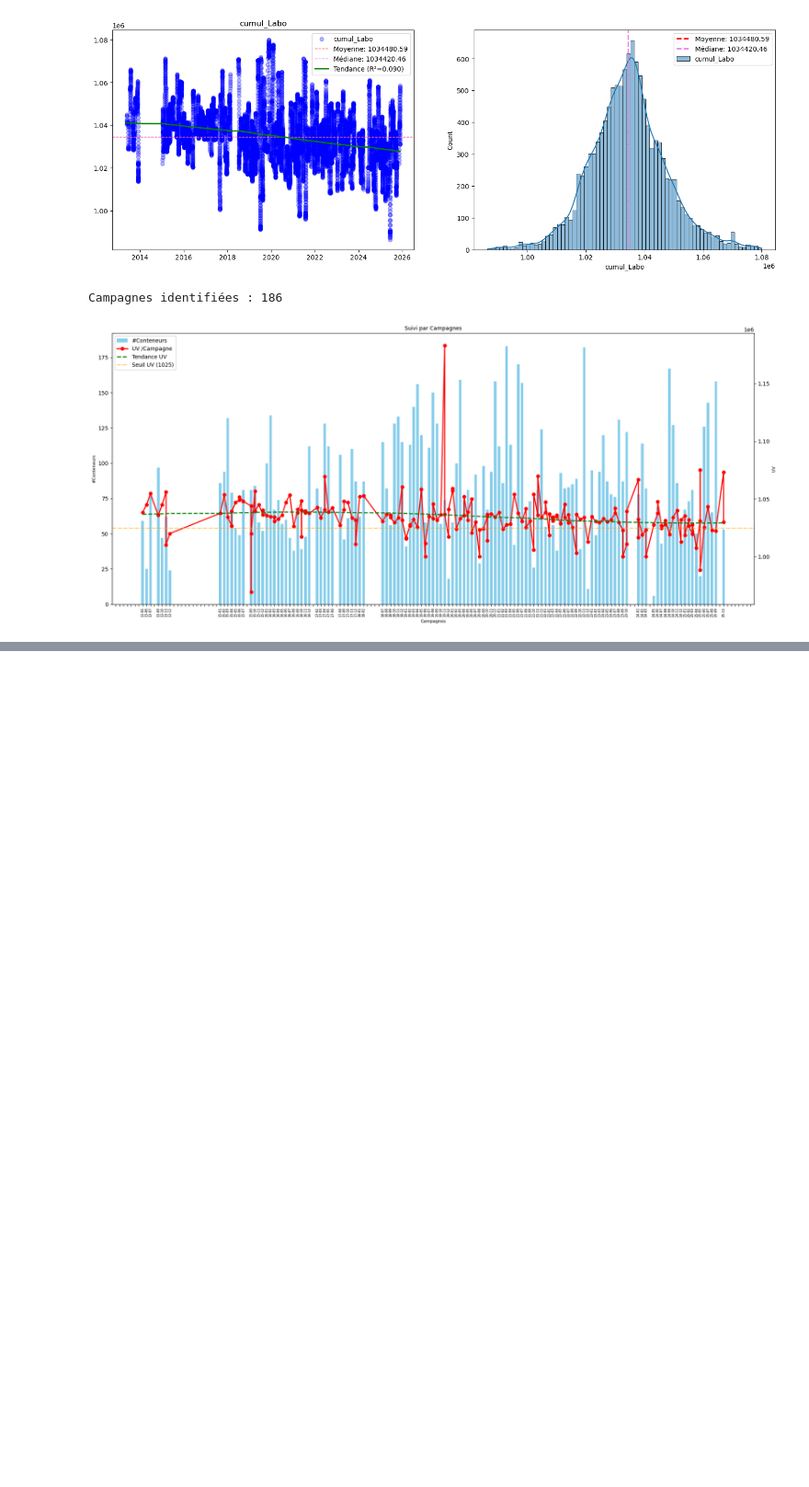
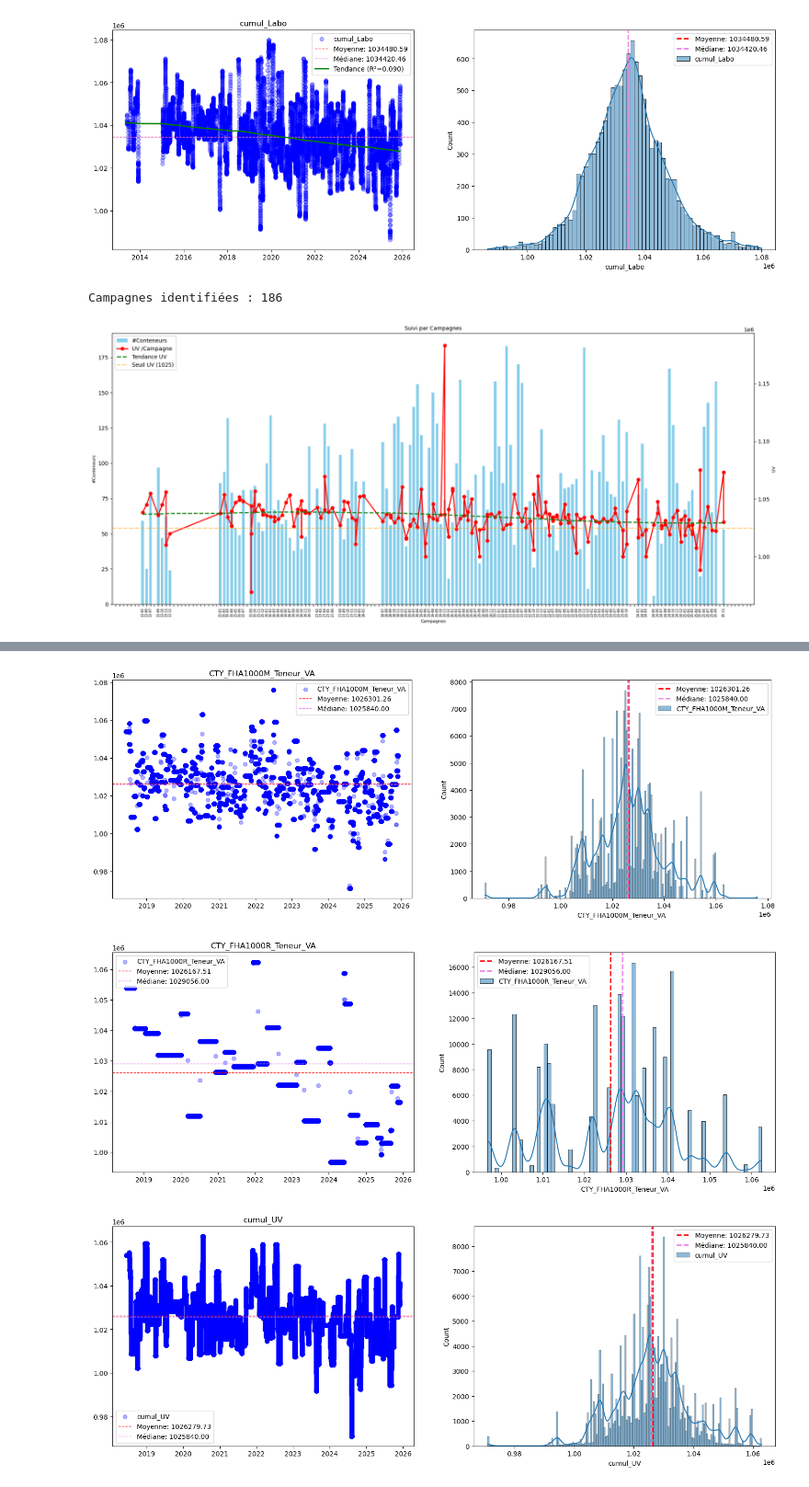
Before and after one commit to e-coucou/Machine-Learning, a Jupyter notebook: 2-OI_a/OI_Formulations.ipynb, the cells around one changed output, grey strips where cells are left out. Shown at 92% size. Cells and saved outputs as stored; diff of their text form; code cells hidden in the pictures; blank space fills up the shorter version.

```diff
--- a/2-OI_a/OI_Formulations.ipynb
+++ b/2-OI_a/OI_Formulations.ipynb
@@ -539,0 +556,48 @@ display(HTML(html))
+# %%
+def filtering_H(df):
+    df = df.dropna(how="all")
+    df = df[(df['CTY_FHA1000M_Teneur_VA']>700_000) & (df['CTY_FHA1000M_Teneur_VA']<1300_000)]
+#    df = df.dropna(how="all", subset=['A1000M_Poids','A1000R_Poids'])
+    return df
+# %%
+def ajouter_moyennes_glissantes_simple(df, window=10):
+    """
+    Ajoute une colonne de moyennes glissantes :
+    - cumul_UV : moyenne de la colonne 1 sur les 10 dernières valeurs
+
+    Parameters:
+    df : DataFrame pandas
+    window : int, nombre de valeurs pour la fenêtre glissante (défaut: 10)
+
+    Returns:
+    DataFrame avec les nouvelles colonnes
+    """
+    # Extraction des colonnes
+    valeurs_uv = df.iloc[:, 0]
+
+    # Calcul de la moyenne pondérée glissante pour UV
+    numerateur_uv = (1 * valeurs_uv).rolling(window=window).mean()
+    denominateur = 1.0 #poids.rolling(window=window).sum()
+    df['cumul_UV'] = numerateur_uv / denominateur
+
+    return df
+# %%
+df_H = brute_H.copy()
+df_H = filtering_H(df_H)
+# Repérer les changement de campagne de M->R et R->M
+#df_ = ajouter_element_campagne(df_, fill_empty=False)
+# Séparation Campagnes A1000M et A1000R:
+#df_M, df_R = separer_elements(df_)
+# Detect changement de campagne vs jours :
+#df_M= reincrementer_campagnes_par_temps(df_M, jours_seuil=2)
+#df_R_updated = reincrementer_campagnes_par_temps(df_R, jours_seuil=2)
+df_H = ajouter_moyennes_glissantes_simple(df_H,200)
+#result = detecter_campagnes_v2(result, seuil_jours=14)
+#campagnes = resume_par_campagne(df_M)
+tags_H_ = df_H.columns.tolist()[:]
+#df_M_tags =  ['A1000M_Poids','A1000M_UV_Auto','A1000M_Labo','A1000M_Num','cumul_UV','cumul_Labo']
+plot_data(df_H, tags_H_)
+# %% [output]
+[figure, added]
+[figure, added]
+[figure, added]
```
Also changed, not shown: parts of 5 cells of this notebook, 1 other file.
